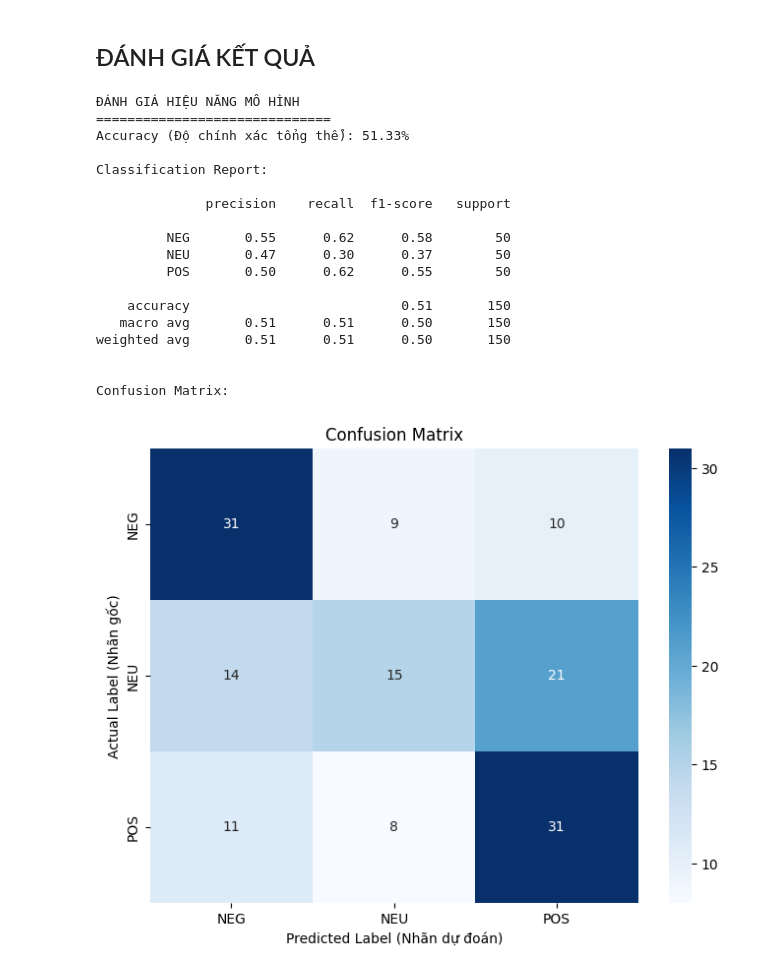
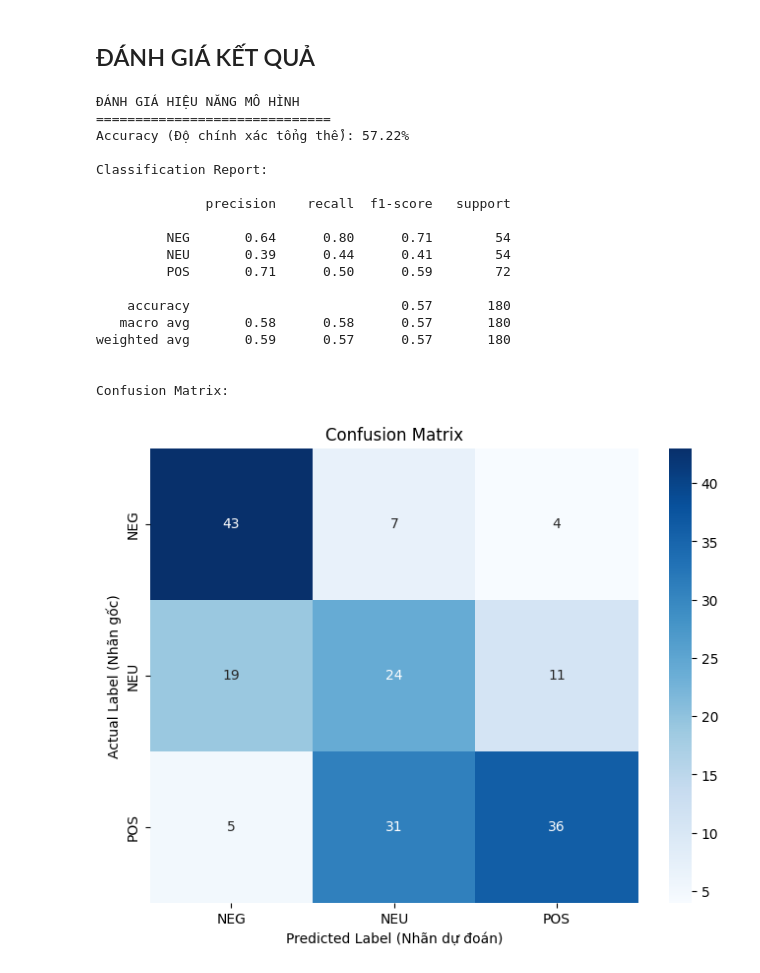
Before and after one commit to thethien8a/Sentiment-Analysis-Vietnamese, a Jupyter notebook: phoBert.ipynb, the cells around one changed output. Cells and saved outputs as stored; diff of their text form; code cells hidden in the pictures.

Commit message:
Dự đoán 900 comment bằng phoBert

```diff
--- a/phoBert.ipynb
+++ b/phoBert.ipynb
@@ -216,24 +219,22 @@ df_cmt
 # %%
 # --- BƯỚC 2: TIỀN XỬ LÝ VÀ TOKENIZATION ---
-
-# 2.1. Chuyển DataFrame thành đối tượng Dataset của Hugging Face
+# Chuyển DataFrame thành đối tượng Dataset của Hugging Face
 hg_cmt = Dataset.from_pandas(df_cmt)
 
-# 2.2. Tải đúng Tokenizer cho PhoBERT
 model_name = "wonrax/phobert-base-vietnamese-sentiment"
 tokenizer = AutoTokenizer.from_pretrained(model_name)
 
-# 2.2. Định nghĩa hàm tiền xử lý
+# Định nghĩa hàm tiền xử lý
 def preprocess_function(examples):
     return tokenizer(examples["textDisplay"], truncation=True, padding="max_length")
 
-# 2.4. Áp dụng hàm preprocess_function bằng .map()
+# Áp dụng hàm preprocess_function bằng .map()
 tokenized_dataset = hg_cmt.map(preprocess_function, batched=True)
 
-# 2.5. Dọn dẹp các cột không cần thiết
+# Dọn dẹp các cột không cần thiết
 # Mô hình chỉ cần 'input_ids', 'attention_mask', và 'label_id' (sẽ được đổi tên thành 'labels')
-tokenized_dataset = tokenized_dataset.remove_columns(['textDisplay', 'label', '__index_level_0__'])
-tokenized_dataset = tokenized_dataset.rename_column("label_id", "labels")
+# tokenized_dataset = tokenized_dataset.remove_columns(['textDisplay', 'label'])
+tokenized_dataset = tokenized_dataset.rename_column("label", "labels")
 
 # --- BƯỚC 3: KIỂM TRA KẾT QUẢ ---
 print("\nDataset đã được xử lý và sẵn sàng để huấn luyện:")
@@ -399,0 +343,10 @@ comment_list[:5]
+# %%
+# --- CHUYỂN TOÀN BỘ DATASET SANG PANDAS DATAFRAME ---
+df_test = test_dataset.to_pandas()
+df_test = df_test[['textDisplay', 'labels']]
+df_test['labels_tag'] = df_test['labels'].map(id2label)
+df_test.head()
+
+# Chuyển comment thành list
+comment_list = df_test['textDisplay'].tolist()
+comment_list[:5]
@@ -400,13 +359,10 @@ comment_list[:5]
 # %%
-# Tạo pipeline cho sentiment analysis
-sentiment_pipeline = pipeline("sentiment-analysis", model=model, tokenizer=tokenizer)
-results = sentiment_pipeline(comment_list)
+# --- TIẾN HÀNH DỰ ĐOÁN ---
+results = sentiment_analyzer(comment_list)
 
-# --- THÊM KẾT QUẢ VÀO DATAFRAME VÀ LƯU LẠI ---
 labels = [result['label'] for result in results]
 scores = [result['score'] for result in results]
 results[:5]
 
-# Tạo các cột mới trong DataFrame để lưu kết quả
-df_cmt['sentiment_label'] = labels
-df_cmt['sentiment_score'] = scores
+df_test['sentiment_label'] = labels
+df_test['sentiment_score'] = scores
@@ -431,8 +385,8 @@ df_cmt.iloc[:,:]
 # %% [markdown]
 ## ĐÁNH GIÁ KẾT QUẢ
 # %%
-y_true = df_cmt['label']
-y_pred = df_cmt['sentiment_label']
+y_true = df_test['labels_tag']
+y_pred = df_test['sentiment_label']
 
 # Xác định tất cả các nhãn có thể có để đảm bảo thứ tự nhất quán
 class_names = ['NEG', 'NEU', 'POS']
@@ -446,41 +400,41 @@ print(f"Accuracy (Độ chính xác tổng thể): {accuracy:.2%}\n")
 
 # 2.2. Báo cáo phân loại chi tiết (Classification Report)
 print("Classification Report:\n")
 report = classification_report(y_true, y_pred, target_names=class_names)
 print(report)
 
 # --- BƯỚC 3: VẼ MA TRẬN NHẦM LẪN (CONFUSION MATRIX) ---
 print("\nConfusion Matrix:")
 cm = confusion_matrix(y_true, y_pred, labels=class_names)
 
 plt.figure(figsize=(8, 6))
 sns.heatmap(cm, annot=True, fmt='d', cmap='Blues',
             xticklabels=class_names, yticklabels=class_names)
 
 plt.title('Confusion Matrix')
 plt.ylabel('Actual Label (Nhãn gốc)')
 plt.xlabel('Predicted Label (Nhãn dự đoán)')
 plt.show()
 # %% [output]
 ĐÁNH GIÁ HIỆU NĂNG MÔ HÌNH
 ==============================
-Accuracy (Độ chính xác tổng thể): 51.33%
+Accuracy (Độ chính xác tổng thể): 57.22%
 
 Classification Report:
 
               precision    recall  f1-score   support
 
-         NEG       0.55      0.62      0.58        50
-         NEU       0.47      0.30      0.37        50
-         POS       0.50      0.62      0.55        50
+         NEG       0.64      0.80      0.71        54
+         NEU       0.39      0.44      0.41        54
+         POS       0.71      0.50      0.59        72
 
-    accuracy                           0.51       150
-   macro avg       0.51      0.51      0.50       150
-weighted avg       0.51      0.51      0.50       150
+    accuracy                           0.57       180
+   macro avg       0.58      0.58      0.57       180
+weighted avg       0.59      0.57      0.57       180
 
 
 Confusion Matrix:
-[figure, old version]
+[figure, new version]
 # %%
 # --- BƯỚC 4 (TÙY CHỌN): XEM LẠI CÁC TRƯỜNG HỢP DỰ ĐOÁN SAI ---
 print("\nCÁC TRƯỜNG HỢP DỰ ĐOÁN SAI:\n" + "="*30)
```
Also changed, not shown: parts of 21 cells of this notebook.
